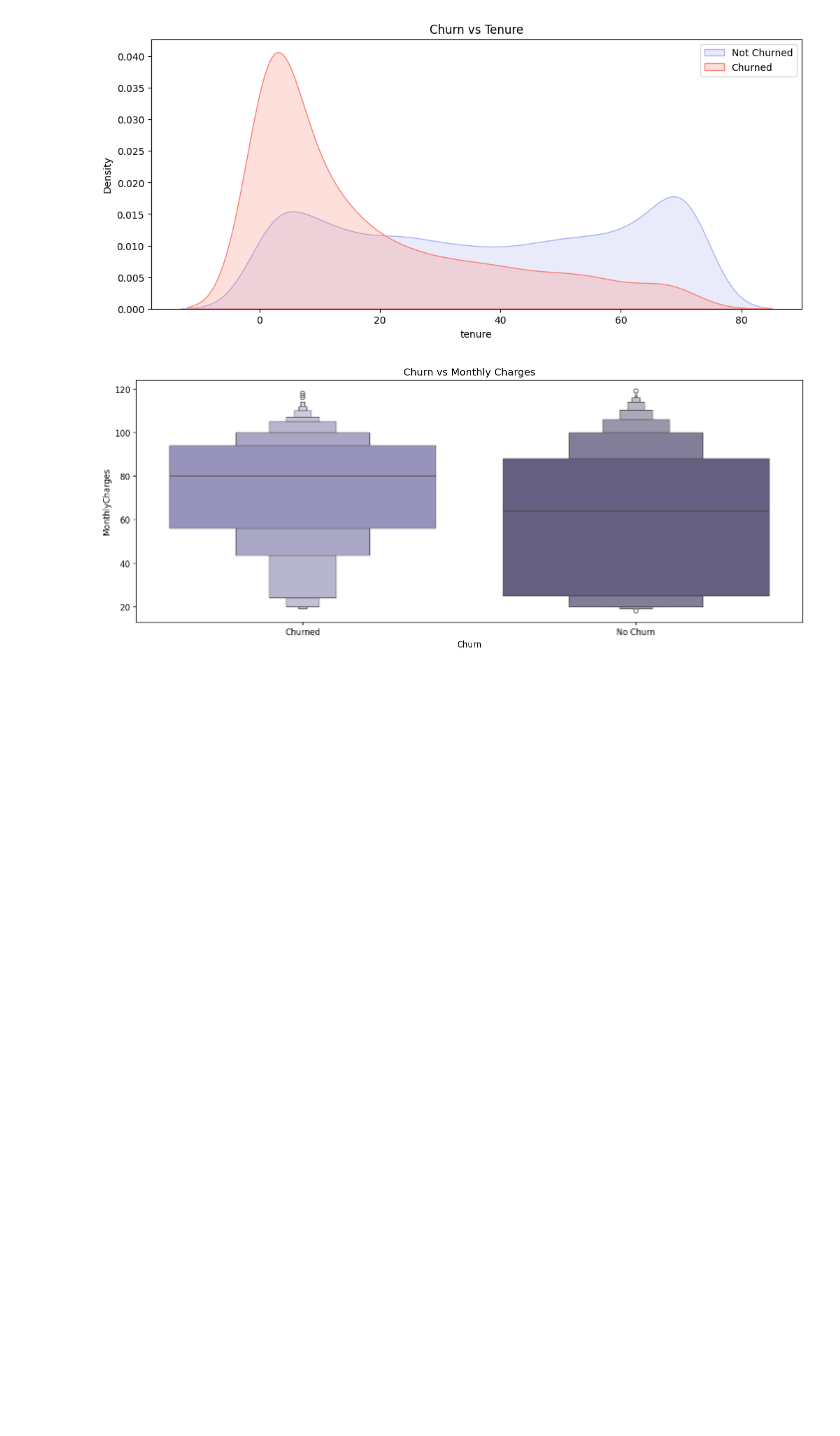
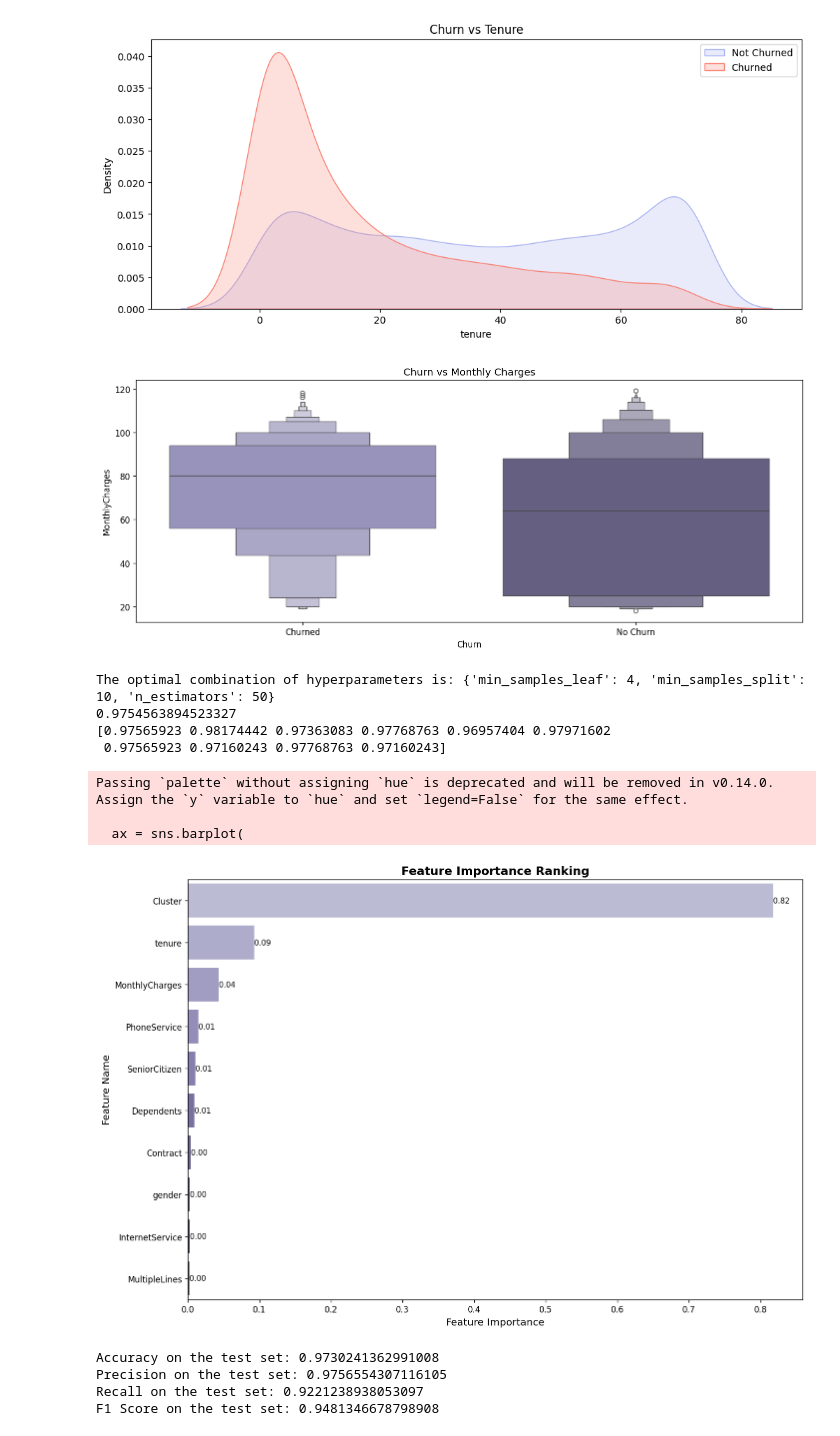
Before and after one commit to Snowman092/WIL-Group7, a Jupyter notebook: wil tele churn.ipynb, the cells around one changed output. Drawn from its saved outputs; the diff is of its cells as text; code cells hidden in the pictures; blank space fills up the shorter version.

Commit message:
Update code and visualizations for Stage 3

```diff
--- a/wil tele churn.ipynb
+++ b/wil tele churn.ipynb
@@ -444,0 +453,69 @@ plt.show()
+# %%
+X = df_dummies.drop('Churn', axis=1)
+y = df_dummies['Churn']
+
+X_train, X_test, y_train, y_test = train_test_split(X, y, test_size=0.3, random_state=42)
+
+param_grid = {
+    'n_estimators': [50, 100, 150],
+    'min_samples_split': [2, 5, 10],
+    'min_samples_leaf': [1, 2, 4]
+}
+
+alg = RandomForestClassifier(random_state=15)
+
+grid_search = GridSearchCV(alg, param_grid, cv=5)
+grid_search.fit(X_train, y_train)
+
+print("The optimal combination of hyperparameters is:", grid_search.best_params_)
+
+best_alg = grid_search.best_estimator_
+best_alg.fit(X_train, y_train)
+
+scores = cross_val_score(best_alg, X_train, y_train, cv=10)
+print(scores.mean())
+print(scores)
+# %% [output]
+The optimal combination of hyperparameters is: {'min_samples_leaf': 4, 'min_samples_split': 10, 'n_estimators': 50}
+0.9754563894523327
+[0.97565923 0.98174442 0.97363083 0.97768763 0.96957404 0.97971602
+ 0.97565923 0.97160243 0.97768763 0.97160243]
+# %%
+plt.figure(figsize=(12, 8), dpi=120)
+ax = sns.barplot(
+    x='Importance',
+    y='Feature',
+    data=topfeatures,
+    hue=None,
+    palette='Purples_d'
+)
+for container in ax.containers:
+    ax.bar_label(container, fmt="%.2f", label_type="edge", fontsize=9)
+plt.xlabel('Feature Importance', fontsize=12)
+plt.ylabel('Feature Name', fontsize=12)
+plt.title('Feature Importance Ranking', fontsize=14, fontweight='bold')
+plt.tight_layout()
+plt.show()
+# %% [output]
+Passing `palette` without assigning `hue` is deprecated and will be removed in v0.14.0. Assign the `y` variable to `hue` and set `legend=False` for the same effect.
+
+  ax = sns.barplot(
+[figure, added]
+# %%
+# Make predictions on the test set and calculate evaluation metrics
+y_pred = best_alg.predict(X_test)
+
+accuracy = accuracy_score(y_test, y_pred)
+precision = precision_score(y_test, y_pred)
+recall = recall_score(y_test, y_pred)
+f1 = f1_score(y_test, y_pred)
+
+print("Accuracy on the test set:", accuracy)
+print("Precision on the test set:", precision)
+print("Recall on the test set:", recall)
+print("F1 Score on the test set:", f1)
+# %% [output]
+Accuracy on the test set: 0.9730241362991008
+Precision on the test set: 0.9756554307116105
+Recall on the test set: 0.9221238938053097
+F1 Score on the test set: 0.9481346678798908
```
Also changed, not shown: parts of 5 cells of this notebook, 1 other file.
